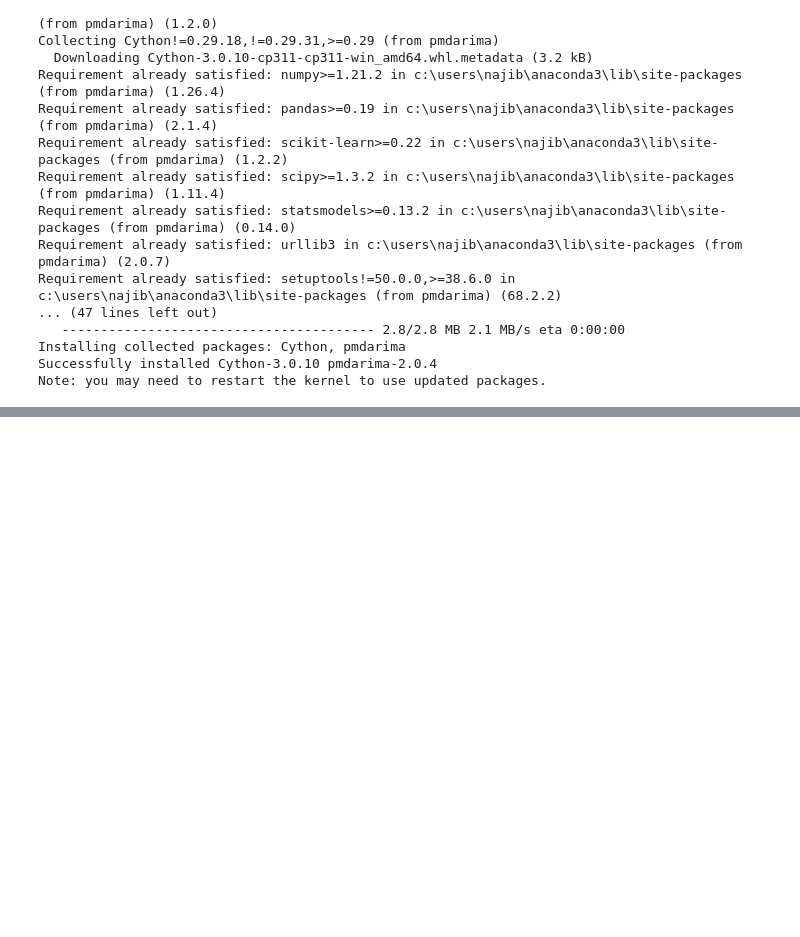
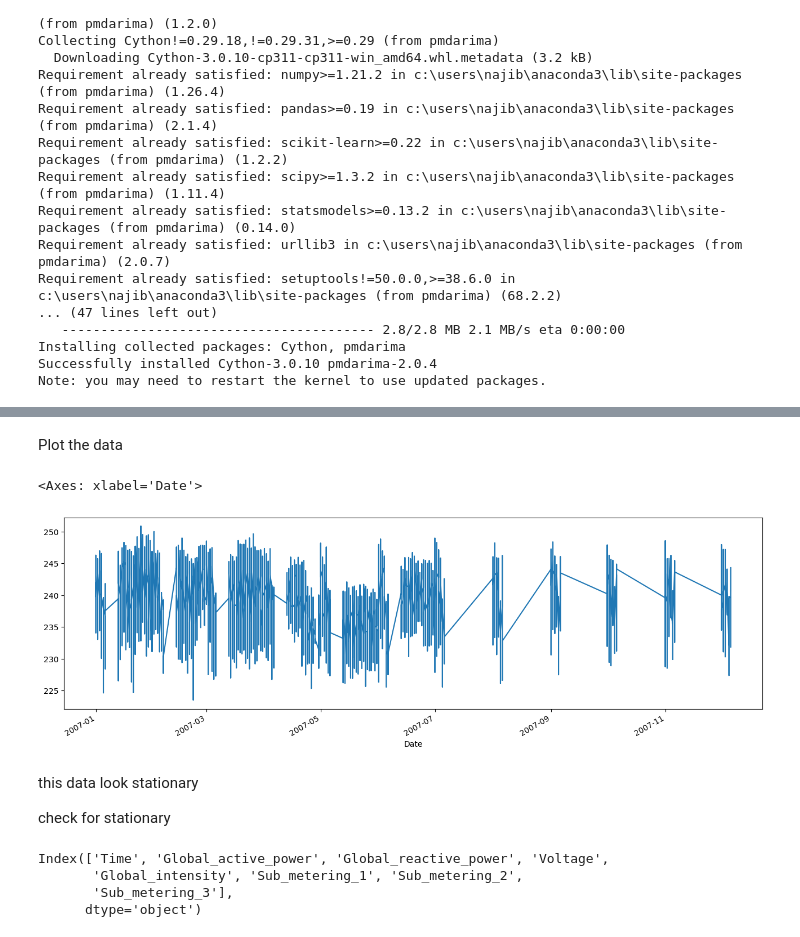
Before and after one commit to kabedkaca/CSP_DA24C3, a Jupyter notebook: Untitled.ipynb, the cells around one changed output, grey strips where cells are left out. Saved outputs shown, nothing was run; the diff lists cells and outputs as text; code cells hidden in the pictures; blank space fills up the shorter version.

```diff
--- a/Untitled.ipynb
+++ b/Untitled.ipynb
@@ -20,0 +27,5 @@ Note: you may need to restart the kernel to use updated packages.
+# %%
+df = pd.read_csv('data/household_power_consumption_cleaned.csv',index_col='Date', parse_dates=True)
+#parse_dates=True
+print('Shape of data',df.shape)
+df.head()
@@ -20,0 +62,11 @@ Note: you may need to restart the kernel to use updated packages.
+# %% [markdown]
+Plot the data
+# %%
+df['Voltage'].plot(figsize=(16,5))
+# %% [output]
+<Axes: xlabel='Date'>
+[figure, added]
+# %% [markdown]
+this data look stationary
+
+check for stationary
@@ -20,0 +85,7 @@ Note: you may need to restart the kernel to use updated packages.
+# %%
+df.columns
+# %% [output]
+Index(['Time', 'Global_active_power', 'Global_reactive_power', 'Voltage',
+       'Global_intensity', 'Sub_metering_1', 'Sub_metering_2',
+       'Sub_metering_3'],
+      dtype='object')
```
Also changed, not shown: parts of 20 cells of this notebook, 1 other file.
